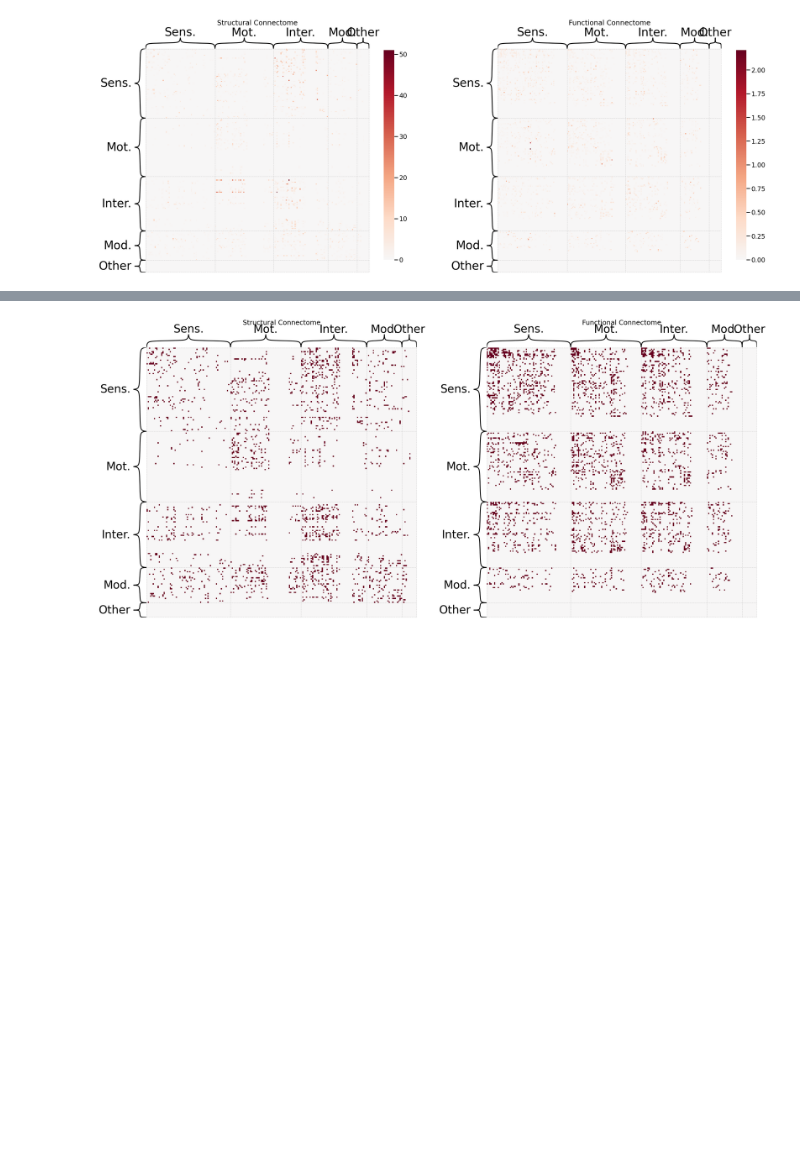
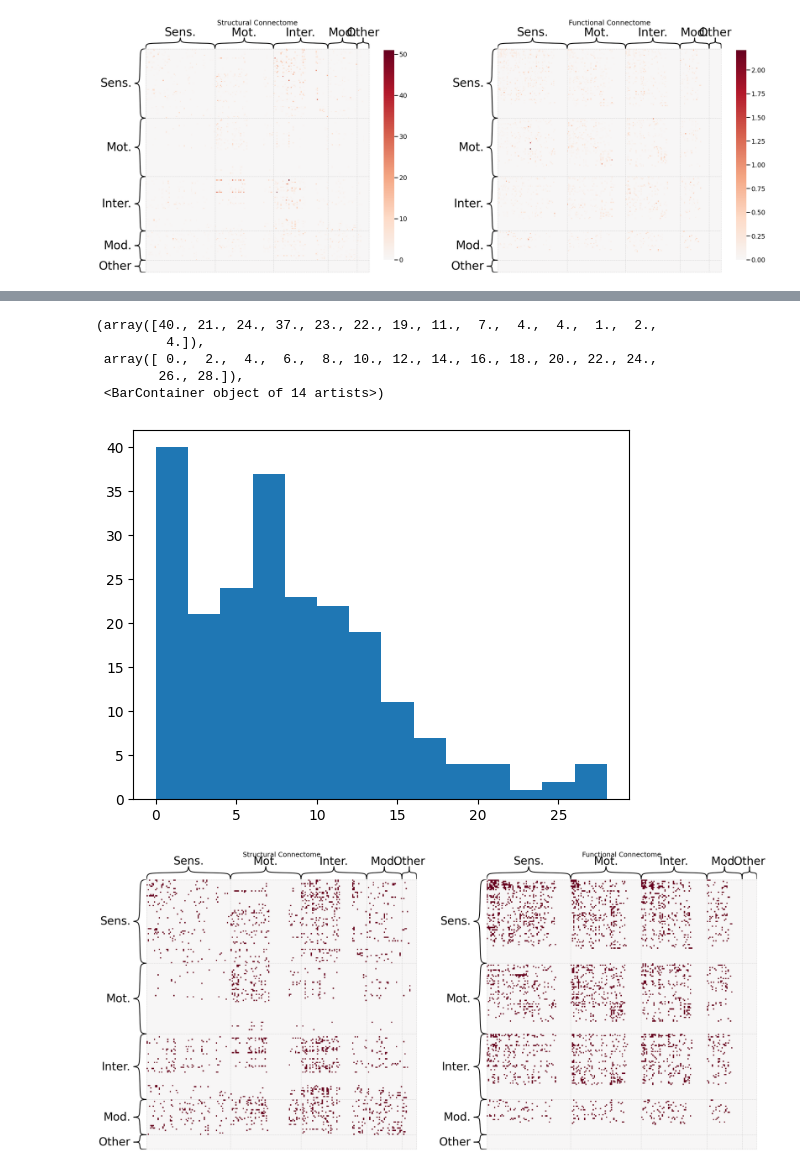
Before and after one commit to Shavit-Lab/celegans_connectome_analysis, a Jupyter notebook: networks.ipynb, the cells around one changed output, grey strips where cells are left out. Cells and saved outputs as stored; diff of their text form; code cells hidden in the pictures; blank space fills up the shorter version.

```diff
--- a/networks.ipynb
+++ b/networks.ipynb
@@ -130,3 +138,13 @@ plt.show()
+# %%
+col_sums = np.sum(difference_matrix>0, axis=0)
+plt.hist(col_sums, bins=range(0, 30, 2))
+# %% [output]
+(array([40., 21., 24., 37., 23., 22., 19., 11.,  7.,  4.,  4.,  1.,  2.,
+         4.]),
+ array([ 0.,  2.,  4.,  6.,  8., 10., 12., 14., 16., 18., 20., 22., 24.,
+        26., 28.]),
+ <BarContainer object of 14 artists>)
+[figure, added]
 # %%
 title = "Side-by-side Connectomes for Structural and Functional Neuron Data"
 fig, axes = plt.subplots(1, 2, figsize=(30, 14))
```
Also changed, not shown: parts of 2 cells of this notebook.
